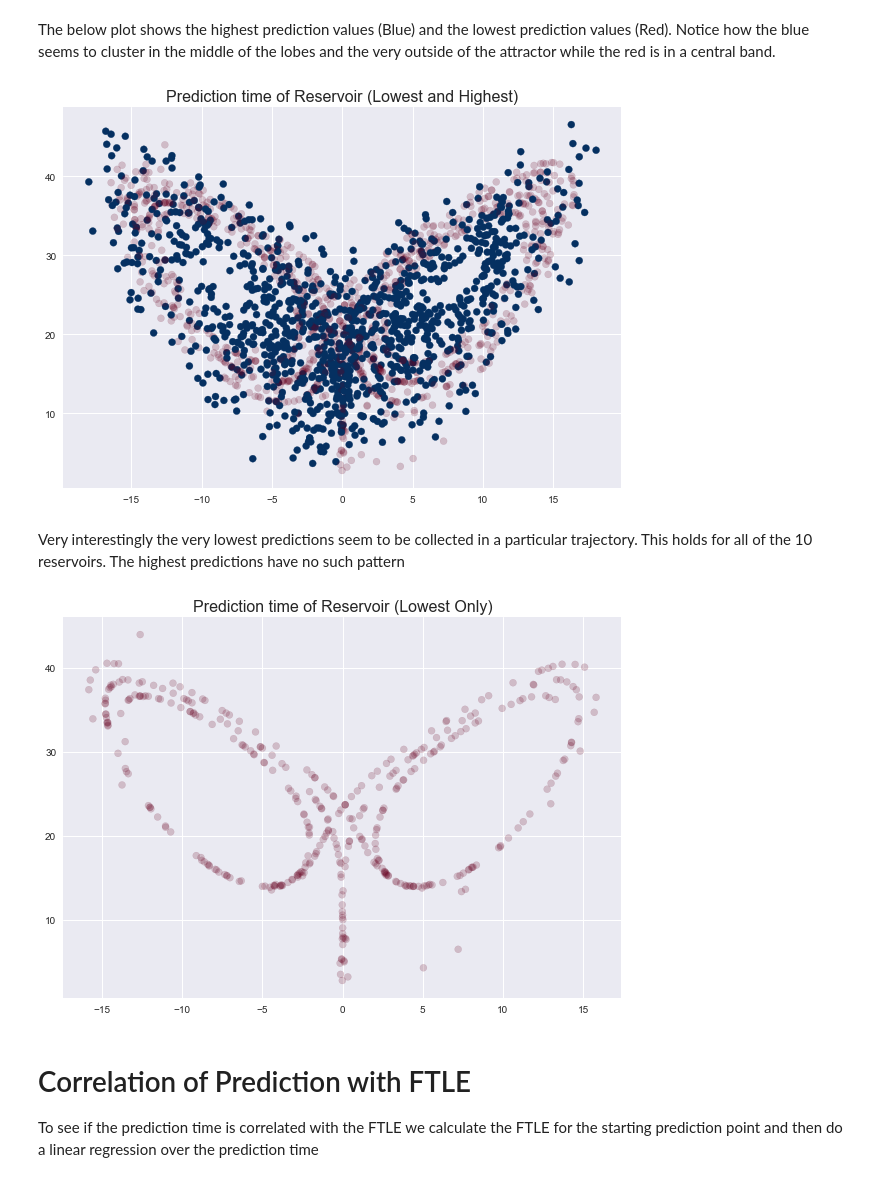
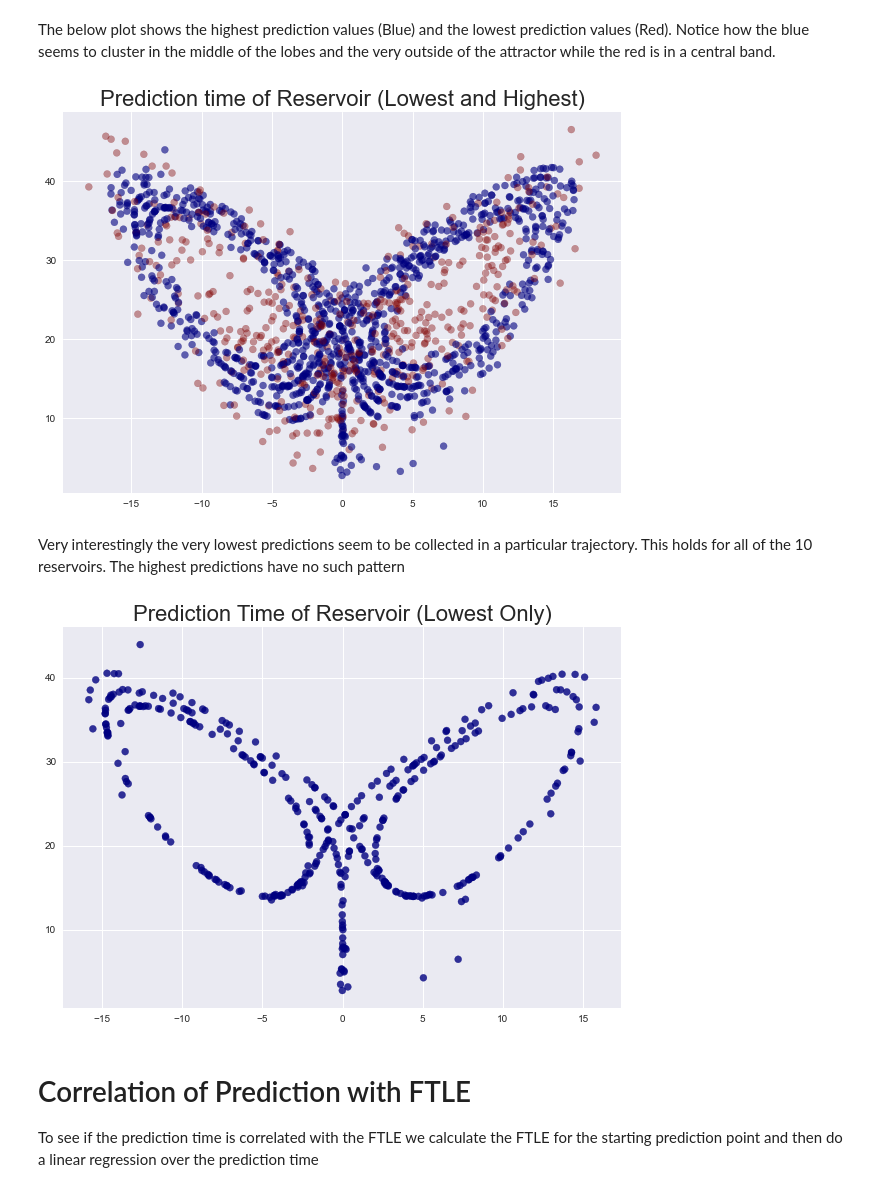
Before and after one commit to japlatt/reservoir, a Jupyter notebook: examples/Example_pred_var.ipynb, the cells around one changed output. Cells and saved outputs as stored; diff of their text form; code cells hidden in the pictures.

```diff
--- a/examples/Example_pred_var.ipynb
+++ b/examples/Example_pred_var.ipynb
@@ -49,9 +74,10 @@ Given that there is an range of values given for each trained reservoir we can t
 Plotted here is the position on the attractor at which the prediction starts and the color indicates the predictability.
 # %%
 fig = plt.figure(figsize = (10, 7))
-for i in range(len(var)):
-    plt.scatter(x[i][:, 0], x[i][:, 2], c = var[i], cmap = 'RdBu',
-               alpha = 0.6, vmin = 5.1, vmax = 9.5)
+for i in range(len(var))[::-1]:
+    plt.scatter(x[i][:, 0], x[i][:, 2], c = var[i]-np.median(var[i]),
+                cmap = 'jet', alpha = 0.5, vmin = -2, vmax = 2)
 plt.colorbar()
-plt.title('Prediction time of Reservoir', fontsize = 16);
+plt.title('Prediction Time of Reservoir', fontsize = 22);
+fig.savefig('results/pred_time_res.png', bbox_inches = 'tight')
 # %% [output]
@@ -64,18 +90,21 @@ The thought that these areas might correspond to the finite time lyapunov expone
 The below plot shows the highest prediction values (Blue) and the lowest prediction values (Red).  Notice how the blue seems to cluster in the middle of the lobes and the very outside of the attractor while the red is in a central band.
 # %%
 fig = plt.figure(figsize = (10, 7))
-high = 12
-low = 3
+high = 6
+low = -4
 for i in range(len(var)):
-    maskh = var[i] > high
-    maskl = var[i] < low
-    plt.scatter(x[i][maskh][:, 0], x[i][maskh][:, 2], c = var[i][maskh],
-                cmap = 'RdBu', vmin = low, vmax = high)
-    plt.scatter(x[i][maskl][:, 0], x[i][maskl][:, 2], c = var[i][maskl],
-            cmap = 'RdBu', alpha = 0.2, vmin = low, vmax = high)
-plt.title('Prediction time of Reservoir (Lowest and Highest)', fontsize = 16);
+    v = var[i]-np.median(var[i])
+    maskh = v > high
+    maskl = v < low
+    plt.scatter(x[i][maskl][:, 0], x[i][maskl][:, 2], c = v[maskl],
+        cmap = 'jet', alpha = 0.6, vmin = low, vmax = high)
+    plt.scatter(x[i][maskh][:, 0], x[i][maskh][:, 2], c = v[maskh],
+                cmap = 'jet', alpha = 0.4, vmin = low, vmax = high)
+
+plt.title('Prediction time of Reservoir (Lowest and Highest)', fontsize = 22);
+fig.savefig('results/pred_time_res_lowhigh.png')
 # %% [output]
-[figure, old version]
+[figure, new version]
 # %% [markdown]
 Very interestingly the very lowest predictions seem to be collected in a particular trajectory. This holds for all of the 10 reservoirs.  The highest predictions have no such pattern
 # %%
@@ -84,10 +113,11 @@ for i in range(len(var)):
     low = 2
     maskl = var[i] < low
     plt.scatter(x[i][maskl][:, 0], x[i][maskl][:, 2], c = var[i][maskl],
-            cmap = 'RdBu', alpha = 0.2, vmin = low, vmax = high)
-plt.title('Prediction time of Reservoir (Lowest Only)', fontsize = 16);
+            cmap = 'jet', alpha = 0.8, vmin = low, vmax = low+1)
+plt.title('Prediction Time of Reservoir (Lowest Only)', fontsize = 22);
+# fig.savefig('results/pred_time_res_low.pdf', bbox_inches = 'tight')
 # %% [output]
-[figure, old version]
+[figure, new version]
 # %% [markdown]
 # Correlation of Prediction with FTLE
 
```
Also changed, not shown: parts of 16 cells of this notebook, 2 other files.
